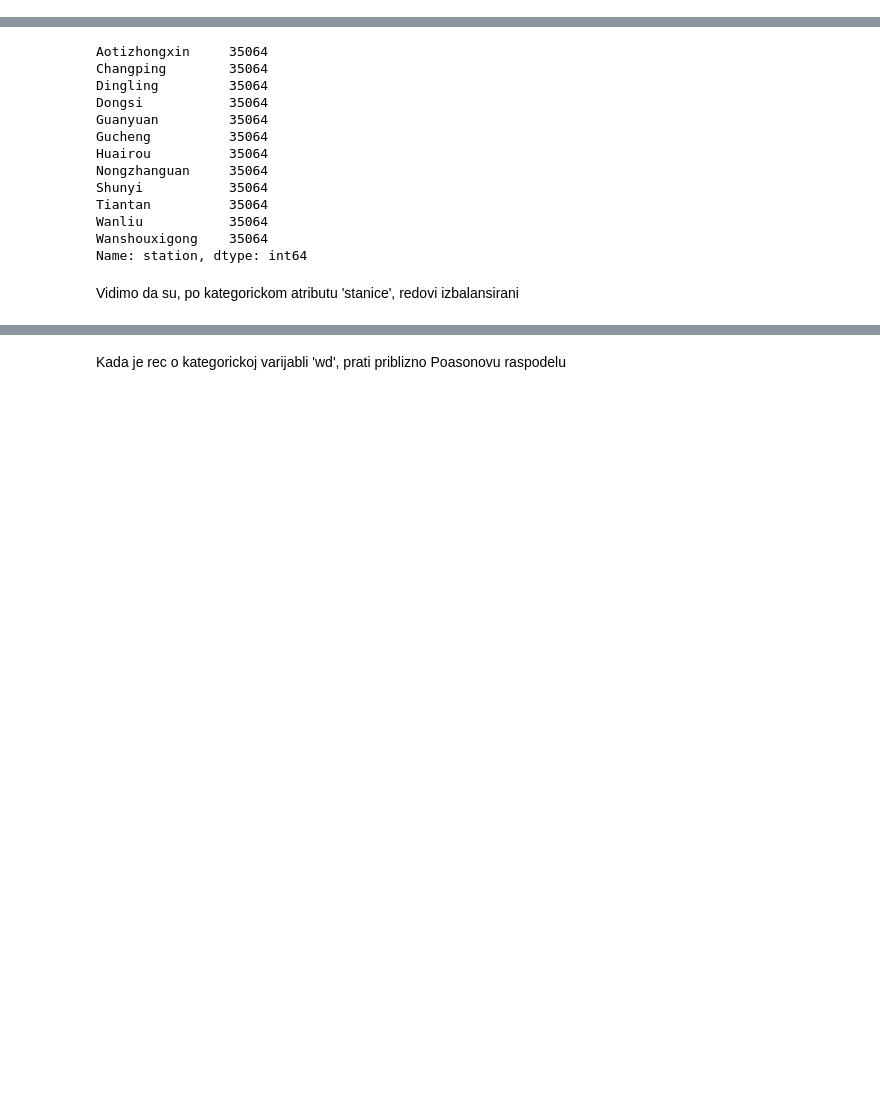
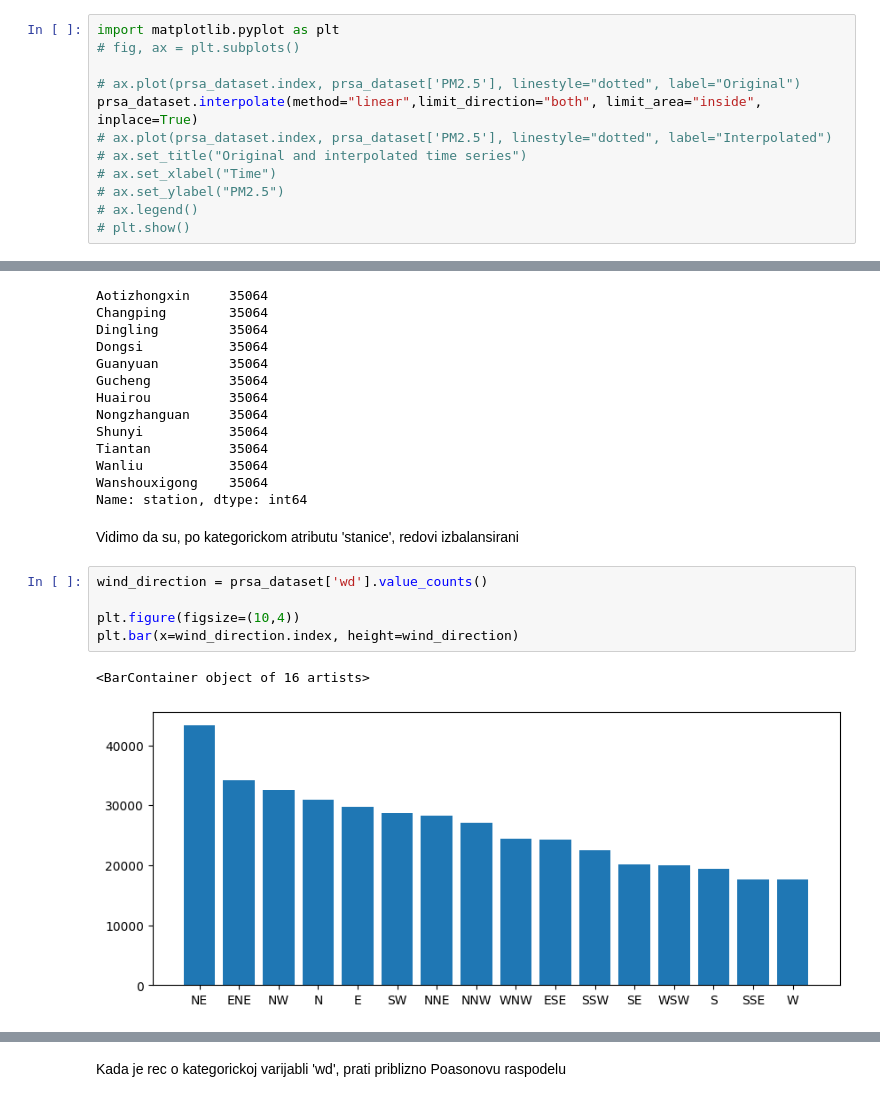
Before and after one commit to Zamachi/air-pollution-prediction-lstm, a Jupyter notebook: main.ipynb, the cells around one changed output, grey strips where cells are left out. Drawn from its saved outputs; the diff is of its cells as text; blank space fills up the shorter version.

```diff
--- a/main.ipynb
+++ b/main.ipynb
@@ -207,3 +135,15 @@ dtype: int64
+# %%
+import matplotlib.pyplot as plt
+# fig, ax = plt.subplots()
+
+# ax.plot(prsa_dataset.index, prsa_dataset['PM2.5'], linestyle="dotted", label="Original")
+prsa_dataset.interpolate(method="linear",limit_direction="both", limit_area="inside", inplace=True)
+# ax.plot(prsa_dataset.index, prsa_dataset['PM2.5'], linestyle="dotted", label="Interpolated")
+# ax.set_title("Original and interpolated time series")
+# ax.set_xlabel("Time")
+# ax.set_ylabel("PM2.5")
+# ax.legend()
+# plt.show()
 # %%
 prsa_dataset['station'].value_counts()
 # %% [output]
@@ -222,3 +162,11 @@ Wanshouxigong    35064
 Name: station, dtype: int64
 # %% [markdown]
 Vidimo da su, po kategorickom atributu 'stanice', redovi izbalansirani
+# %%
+wind_direction = prsa_dataset['wd'].value_counts()
+
+plt.figure(figsize=(10,4))
+plt.bar(x=wind_direction.index, height=wind_direction)
+# %% [output]
+<BarContainer object of 16 artists>
+[figure, added]
```
Also changed, not shown: parts of 19 cells of this notebook, 1 other file.
